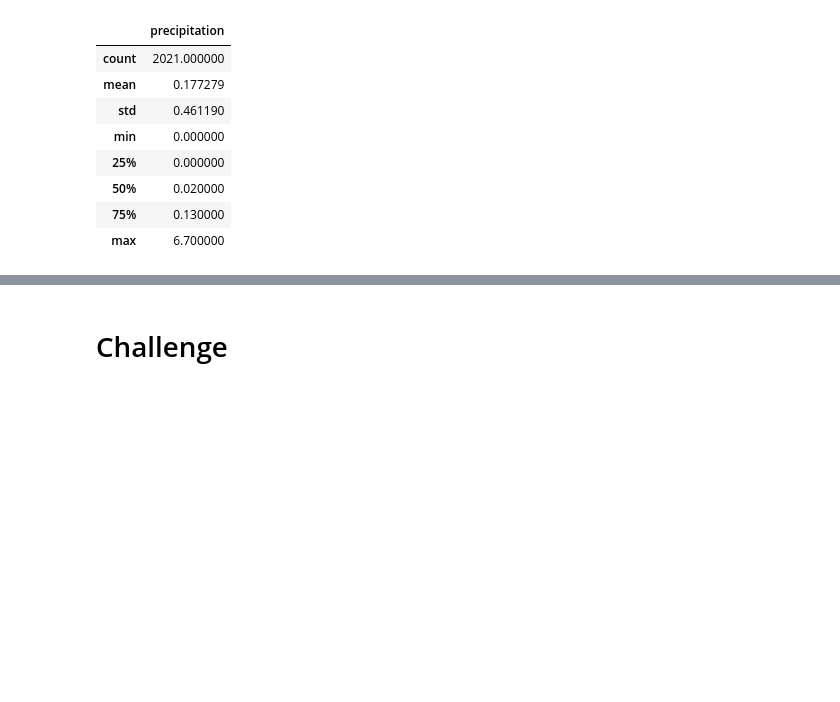
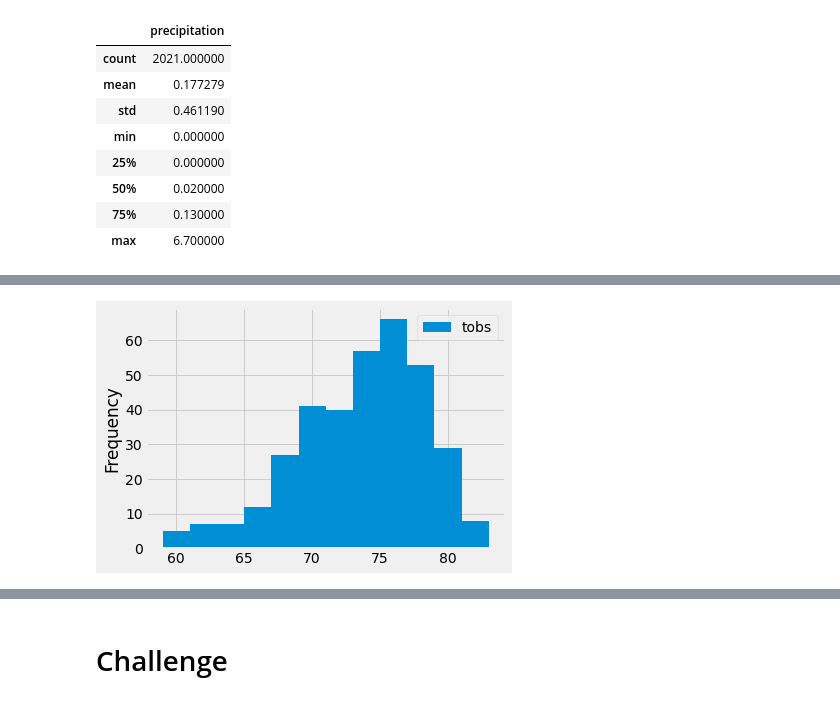
Before and after one commit to ckbauman/surfs_up, a Jupyter notebook: climate_analysis.ipynb, the cells around one changed output, grey strips where cells are left out. Saved outputs shown, nothing was run; the diff lists cells and outputs as text; code cells hidden in the pictures; blank space fills up the shorter version.

```diff
--- a/climate_analysis.ipynb
+++ b/climate_analysis.ipynb
@@ -211,3 +256,14 @@ df.describe()
 # %%
+# 9.3.4
 # Choose the station with the highest number of temperature observations.
 # Query the last 12 months of temperature observation data for this station and plot the results as a histogram
+# column Measurement.tobs
+# filter for station USC00519281 (the most active)
+# add .all() to create a list
+
+results = session.query(Measurement.tobs).\
+filter(Measurement.station == 'USC00519281').\
+filter(Measurement.date >= prev_year).all()
+
+
+print(results)
@@ -213,0 +272,6 @@ df.describe()
+# %%
+# convert to a dataframe so easier to read
+
+df = pd.DataFrame(results, columns=['tobs'])
+
+print(df)
@@ -213,0 +293,11 @@ df.describe()
+# %%
+# plot the temperature observations with a histogram
+# we'll use 12 different bins for histogram
+# plt.tight_layout() compresses the x-axis labels so they fit into the box holding out plot
+
+df.plot.hist(bins=12)
+plt.tight_layout()
+
+# results show a vast majority over 67 degrees
+# %% [output]
+[figure, added]
```
Also changed, not shown: parts of 10 cells of this notebook.
